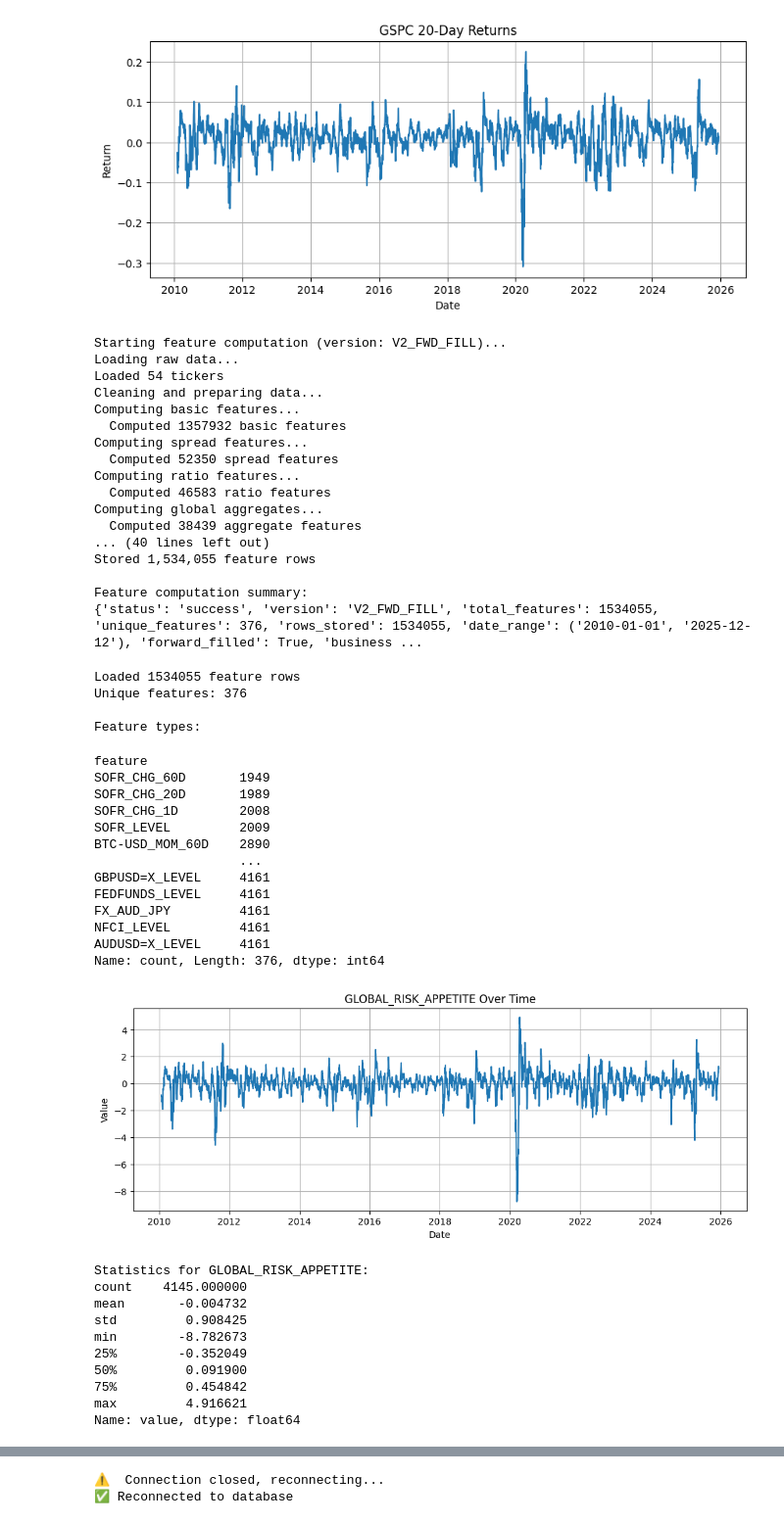
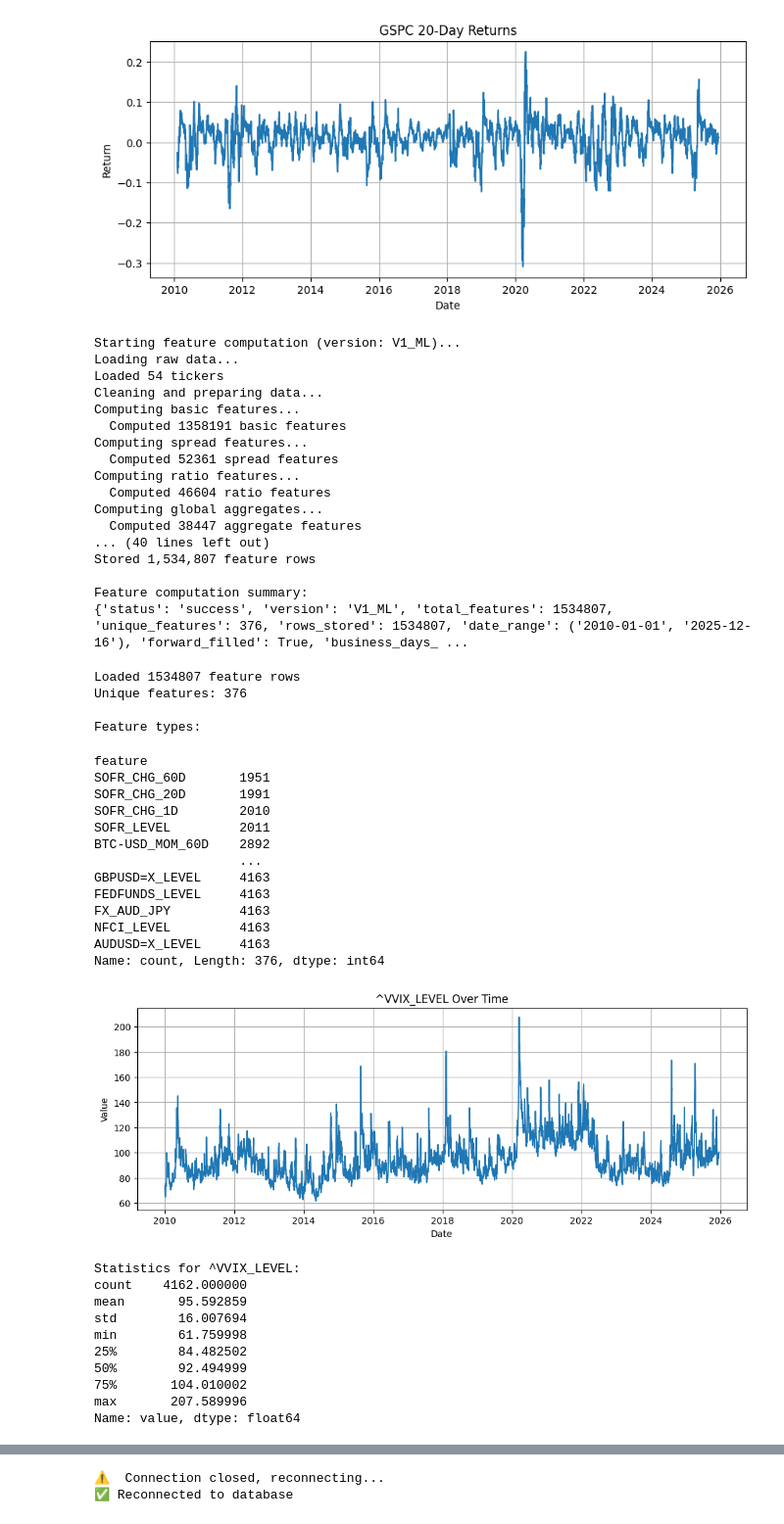
Before and after one commit to amitchell-thomson/macro-regime-engine, a Jupyter notebook: src/features/feature_engineering.ipynb, the cells around one changed output, grey strips where cells are left out. Shown at 98% size. Cells and saved outputs as stored; diff of their text form; code cells hidden in the pictures.

```diff
--- a/src/features/feature_engineering.ipynb
+++ b/src/features/feature_engineering.ipynb
@@ -122,7 +122,7 @@ if '^GSPC_RET_20D' in features['feature'].values:
 
 result = compute_all_features(
     conn,
-    version='V2_FWD_FILL',
+    version='V1_ML',
     start_date='2010-01-01',
     ticker_filter=None,  # None = all tickers
     forward_fill=True,
@@ -132,77 +132,77 @@ result = compute_all_features(
 print("\nFeature computation summary:")
 print(result)
 # %% [output]
-Starting feature computation (version: V2_FWD_FILL)...
+Starting feature computation (version: V1_ML)...
 Loading raw data...
 Loaded 54 tickers
 Cleaning and preparing data...
 Computing basic features...
-  Computed 1357932 basic features
+  Computed 1358191 basic features
 Computing spread features...
-  Computed 52350 spread features
+  Computed 52361 spread features
 Computing ratio features...
-  Computed 46583 ratio features
+  Computed 46604 ratio features
 Computing global aggregates...
-  Computed 38439 aggregate features
+  Computed 38447 aggregate features
 ... (40 lines left out)
-Stored 1,534,055 feature rows
+Stored 1,534,807 feature rows
 
 Feature computation summary:
-{'status': 'success', 'version': 'V2_FWD_FILL', 'total_features': 1534055, 'unique_features': 376, 'rows_stored': 1534055, 'date_range': ('2010-01-01', '2025-12-12'), 'forward_filled': True, 'business ...
+{'status': 'success', 'version': 'V1_ML', 'total_features': 1534807, 'unique_features': 376, 'rows_stored': 1534807, 'date_range': ('2010-01-01', '2025-12-16'), 'forward_filled': True, 'business_days_ ...
 # %%
 # Inspect computed features
-df_features = get_features(conn, version='V2_FWD_FILL', start_date='2010-01-01')
+df_features = get_features(conn, version='V1_ML', start_date='2010-01-01')
 print(f"Loaded {len(df_features)} feature rows")
 print(f"Unique features: {df_features['feature'].nunique()}")
 print(f"\nFeature types:")
 df_features['feature'].value_counts().sort_values(ascending=True)
 # %% [output]
-Loaded 1534055 feature rows
+Loaded 1534807 feature rows
 Unique features: 376
 
 Feature types:
 feature
-SOFR_CHG_60D       1949
-SOFR_CHG_20D       1989
-SOFR_CHG_1D        2008
-SOFR_LEVEL         2009
-BTC-USD_MOM_60D    2890
+SOFR_CHG_60D       1951
+SOFR_CHG_20D       1991
+SOFR_CHG_1D        2010
+SOFR_LEVEL         2011
+BTC-USD_MOM_60D    2892
                    ...
-GBPUSD=X_LEVEL     4161
-FEDFUNDS_LEVEL     4161
-FX_AUD_JPY         4161
-NFCI_LEVEL         4161
-AUDUSD=X_LEVEL     4161
+GBPUSD=X_LEVEL     4163
+FEDFUNDS_LEVEL     4163
+FX_AUD_JPY         4163
+NFCI_LEVEL         4163
+AUDUSD=X_LEVEL     4163
 Name: count, Length: 376, dtype: int64
 # %%
 # Example: View specific feature over time
-feature_name = 'GLOBAL_RISK_APPETITE'  # Change to any feature name
+feature_name = '^VVIX_LEVEL'  # Change to any feature name
 df_feature = df_features[df_features['feature'] == feature_name].sort_values('dt')  # type: ignore
 
 if not df_feature.empty:
     plt.figure(figsize=(12, 4))
     plt.plot(pd.to_datetime(df_feature['dt']), df_feature['value'])
     plt.title(f'{feature_name} Over Time')
     plt.xlabel('Date')
     plt.ylabel('Value')
     plt.grid(True)
     plt.show()
 
     print(f"\nStatistics for {feature_name}:")
     print(df_feature['value'].describe())
 else:
     print(f"Feature {feature_name} not found")
 # %% [output]
-[figure, old version]
+[figure, new version]
-Statistics for GLOBAL_RISK_APPETITE:
-count    4145.000000
-mean       -0.004732
-std         0.908425
-min        -8.782673
-25%        -0.352049
-50%         0.091900
-75%         0.454842
-max         4.916621
+Statistics for ^VVIX_LEVEL:
+count    4162.000000
+mean       95.592859
+std        16.007694
+min        61.759998
+25%        84.482502
+50%        92.494999
+75%       104.010002
+max       207.589996
 Name: value, dtype: float64
 # %%
 # View global aggregate features
```
Also changed, not shown: parts of 12 cells of this notebook, 7 other files.
